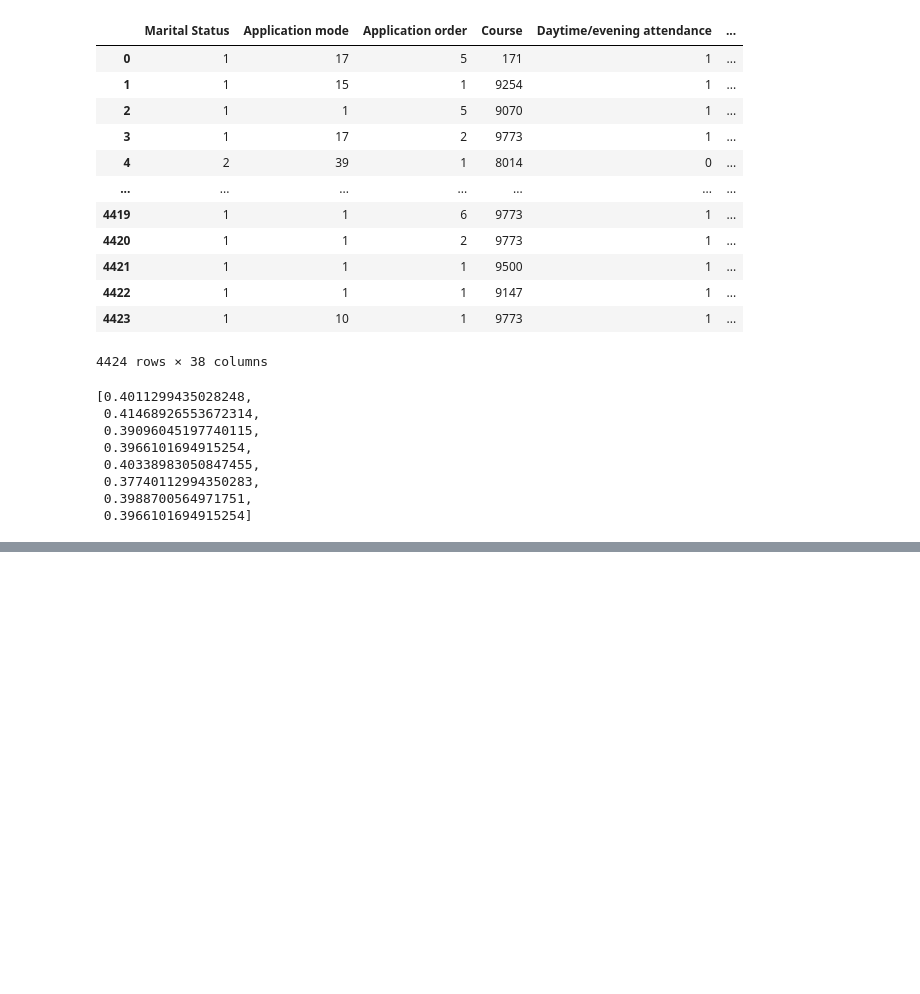
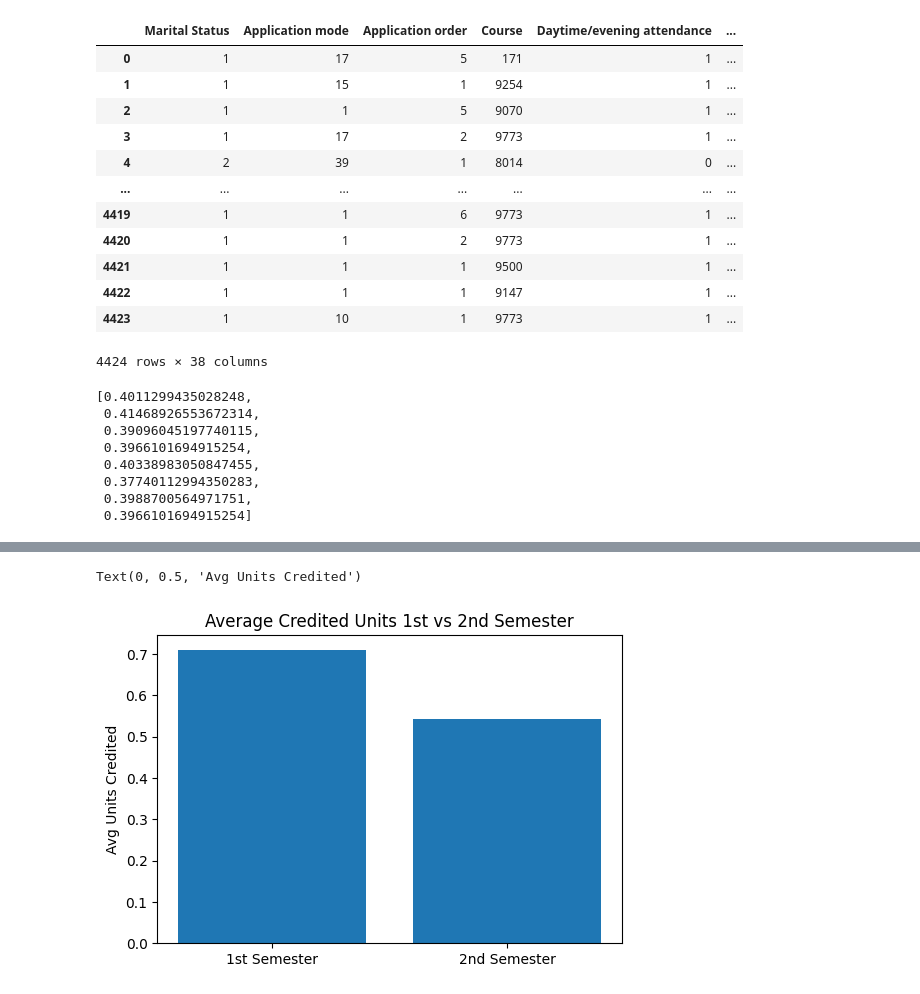
Before and after one commit to Tajerome/Academic-Success, a Jupyter notebook: Academic_Success.ipynb, the cells around one changed output, grey strips where cells are left out. Cells and saved outputs as stored; diff of their text form; code cells hidden in the pictures; blank space fills up the shorter version.

```diff
--- a/Academic_Success.ipynb
+++ b/Academic_Success.ipynb
@@ -183,0 +240,11 @@ dataset['Target'] = dataset['Target'].map({'Dropout': 0, 'Enrolled': 1, 'Graduat
+# %%
+plt.figure(figsize=(6, 4))
+plt.bar(['1st Semester', '2nd Semester'], [
+    dataset['Curricular units 1st sem (credited)'].mean(),
+    dataset['Curricular units 2nd sem (credited)'].mean()
+])
+plt.title("Average Credited Units 1st vs 2nd Semester")
+plt.ylabel("Avg Units Credited")
+# %% [output]
+Text(0, 0.5, 'Avg Units Credited')
+[figure, added]
```
Also changed, not shown: parts of 9 cells of this notebook.
